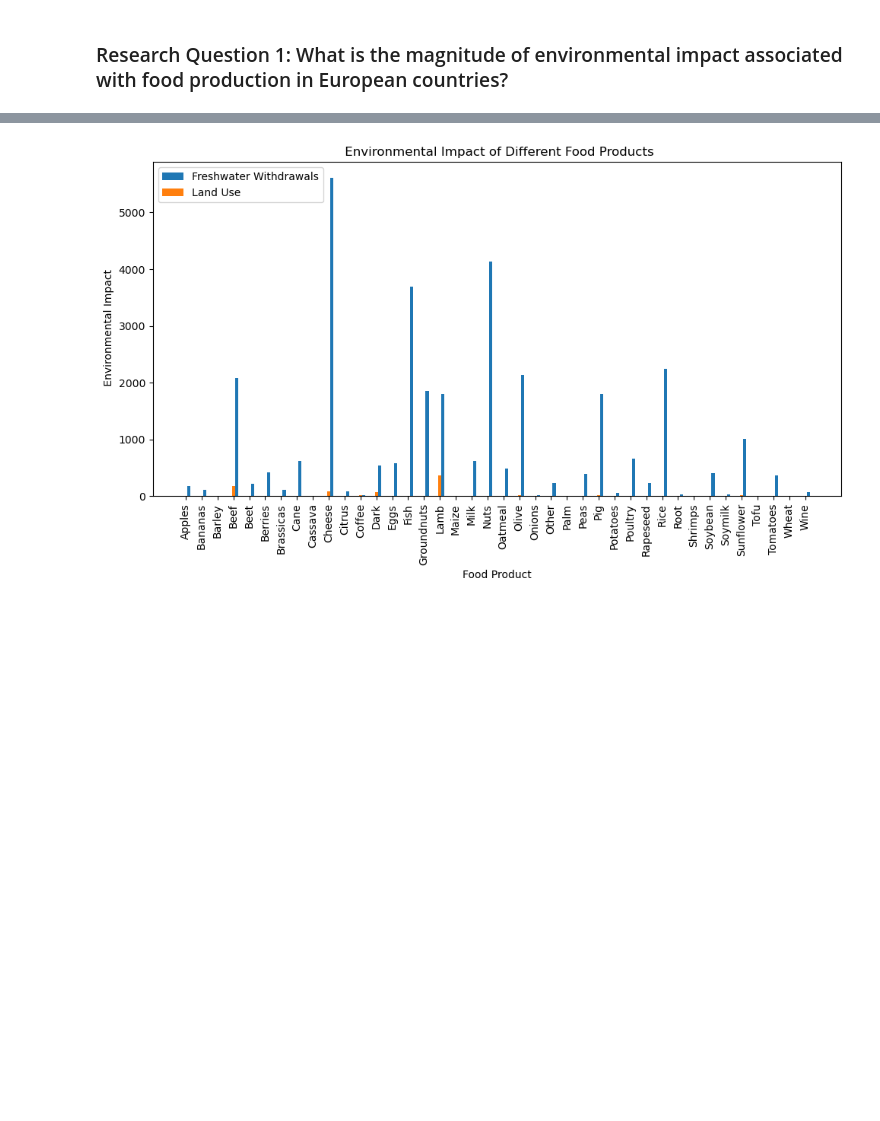
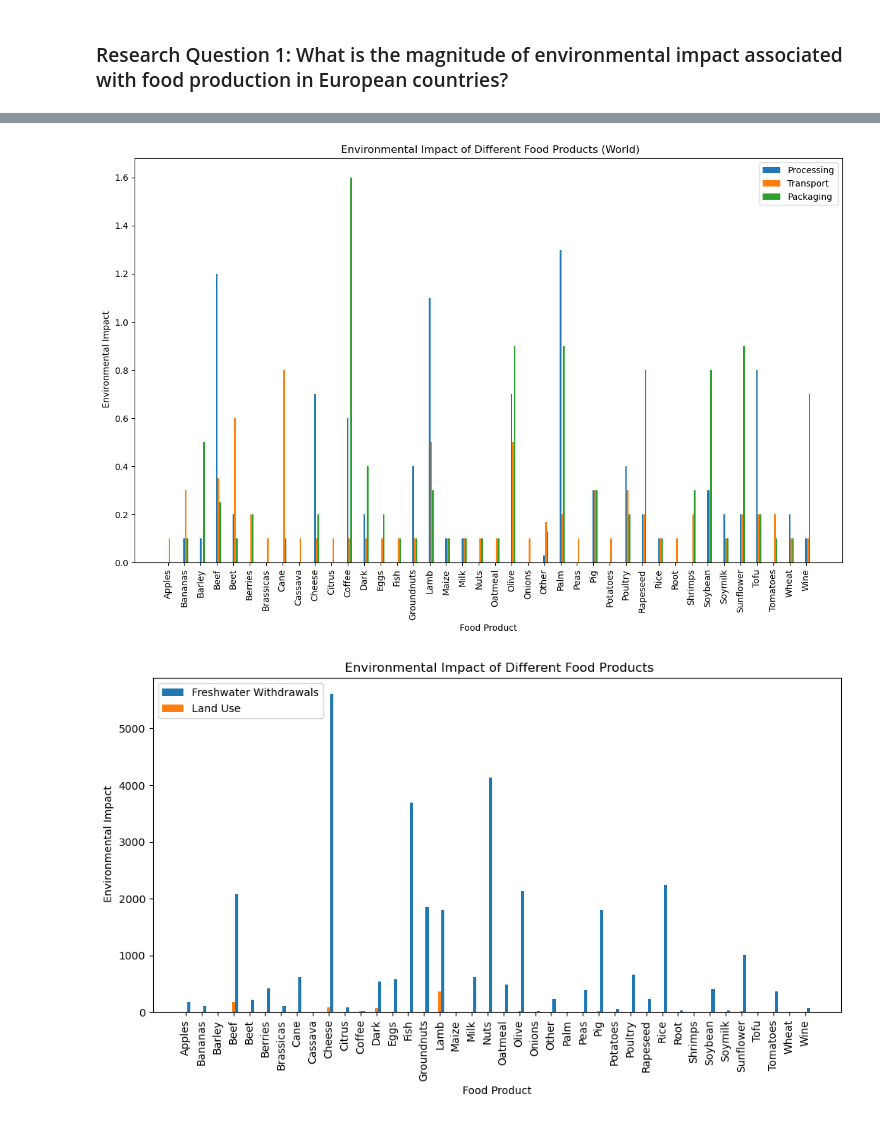
Before and after one commit to LeilaJavanmardi/EuroEats-A-Deep-Dive-into-Food-Production-Environmental-Footprint-and-Waste-Across-Europe, a Jupyter notebook: Notebook/Final/Food_Production_emissions_Final.ipynb, the cells around one changed output, grey strips where cells are left out. Saved outputs shown, nothing was run; the diff lists cells and outputs as text; code cells hidden in the pictures; blank space fills up the shorter version.

```diff
--- a/Notebook/Final/Food_Production_emissions_Final.ipynb
+++ b/Notebook/Final/Food_Production_emissions_Final.ipynb
@@ -243,3 +307,40 @@ plt.show()
+# %%
+food_products = Impact2.index
+land_use_change = Impact2['Land use change']
+animal_feed = Impact2['Animal Feed']
+farm = Impact2['Farm']
+processing = Impact2['Processing']
+transport = Impact2['Transport']
+packaging = Impact2['Packging']
+retail = Impact2['Retail']
+
+# number of bars
+num_bars = len(food_products)
+ind = range(num_bars)
+
+width = 0.1
+
+# Plot
+plt.figure(figsize=(12, 8))
+#plt.bar(ind, land_use_change, width, label='Land Use Change')
+#plt.bar([i + width for i in ind], animal_feed, width, label='Animal Feed')
+#plt.bar([i + 2*width for i in ind], farm, width, label='Farm')
+plt.bar([i + 3*width for i in ind], processing, width, label='Processing')
+plt.bar([i + 4*width for i in ind], transport, width, label='Transport')
+plt.bar([i + 5*width for i in ind], packaging, width, label='Packaging')
+#plt.bar([i + 6*width for i in ind], retail, width, label='Retail')
+
+#  labels, title, legend
+plt.xlabel('Food Product')
+plt.ylabel(' Environmental Impact')
+plt.title(' Environmental Impact of Different Food Products (World)')
+plt.xticks([i + 3*width for i in ind], food_products, rotation=90)
+plt.legend()
+
+plt.tight_layout()
+plt.show()
+# %% [output]
+[figure, added]
 # %%
 
 food_products = Impact.index
```
Also changed, not shown: parts of 25 cells of this notebook, 14 other files.
